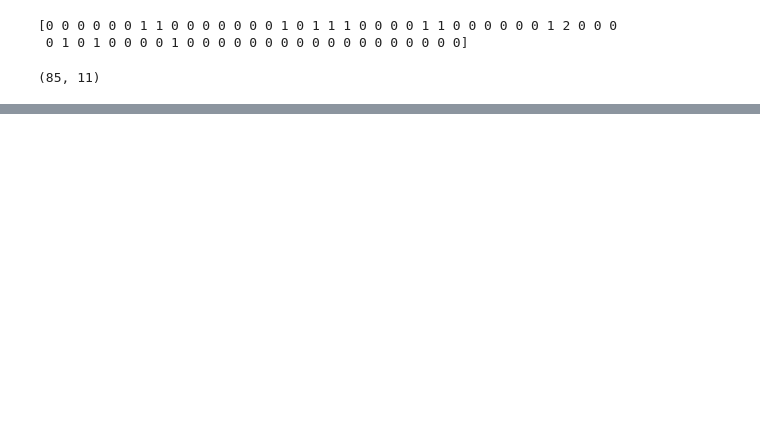
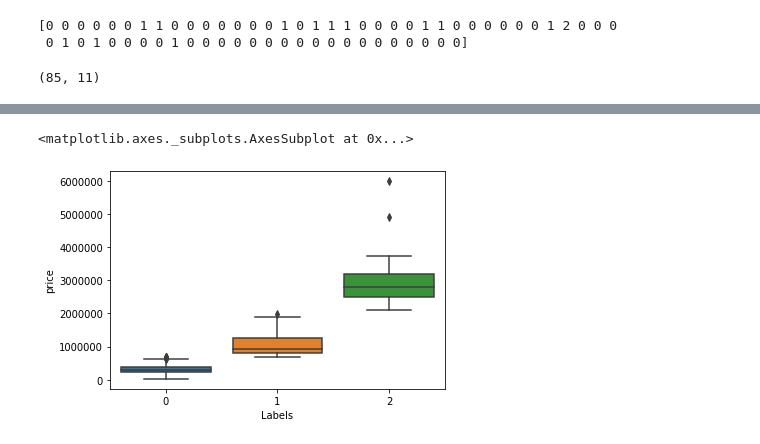
Before and after one commit to tenzin-kunsang648/Final-Coursera-Capstone-Project, a Jupyter notebook: HouseHunt_Location.ipynb, the cells around one changed output, grey strips where cells are left out. Cells and saved outputs as stored; diff of their text form; code cells hidden in the pictures; blank space fills up the shorter version.

```diff
--- a/HouseHunt_Location.ipynb
+++ b/HouseHunt_Location.ipynb
@@ -801,0 +925,3 @@ homeVal.to_csv('finalHomeVal_minneapolisNeighborhood.csv')
+# %%
+labels = kmeans.labels_
+print(labels)
@@ -801,0 +950,2 @@ homeVal.to_csv('finalHomeVal_minneapolisNeighborhood.csv')
+# %%
+home_grouped.dropna(inplace = True)
@@ -801,0 +962,3 @@ homeVal.to_csv('finalHomeVal_minneapolisNeighborhood.csv')
+# %%
+home_grouped['Labels'] = labels
+home_grouped.head()
@@ -801,0 +1039,6 @@ homeVal.to_csv('finalHomeVal_minneapolisNeighborhood.csv')
+# %%
+import seaborn as sns
+sns.boxplot(x="Labels", y="price", data=home_grouped)
+# %% [output]
+<matplotlib.axes._subplots.AxesSubplot at 0x...>
+[figure, added]
```
Also changed, not shown: parts of 46 cells of this notebook, 9 other files.
